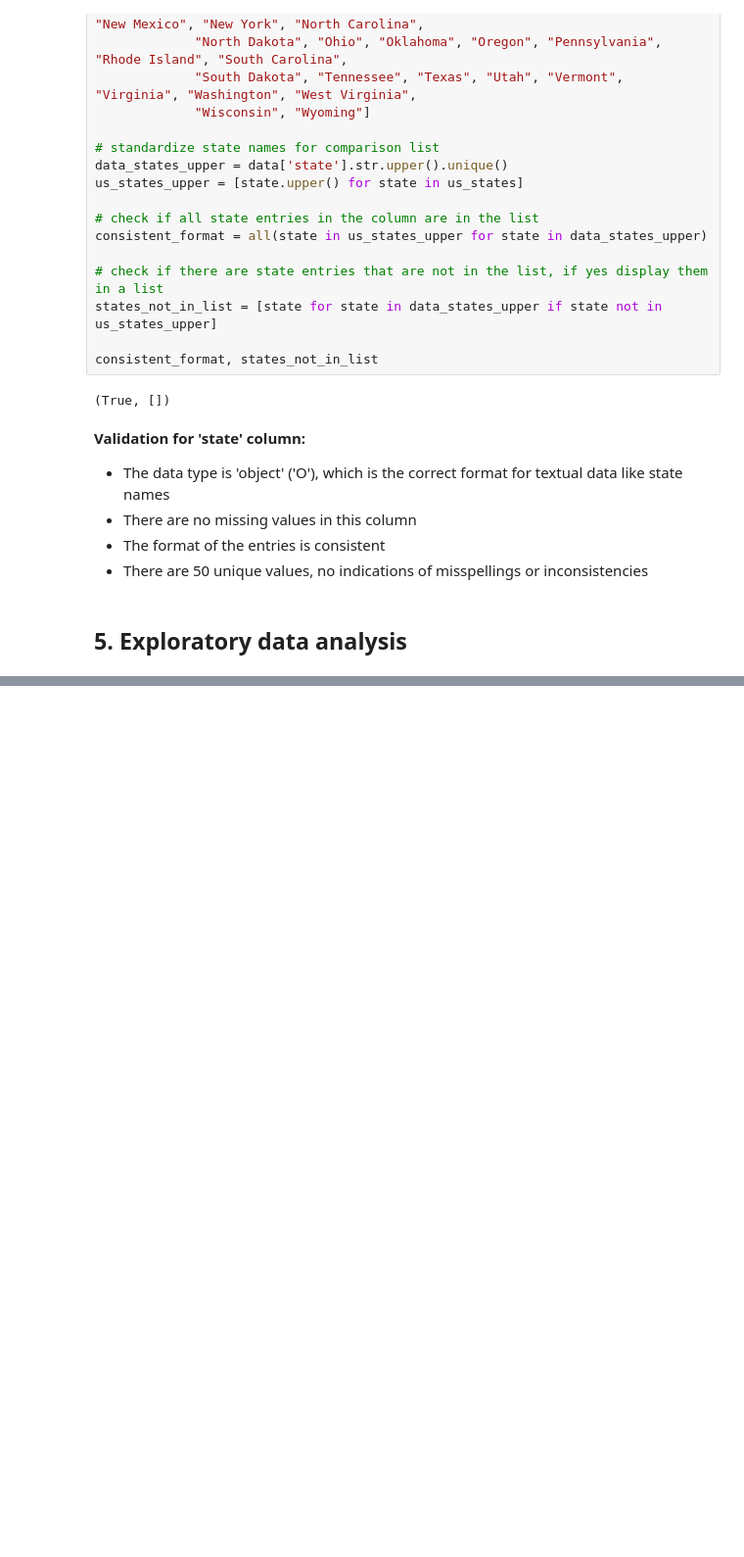
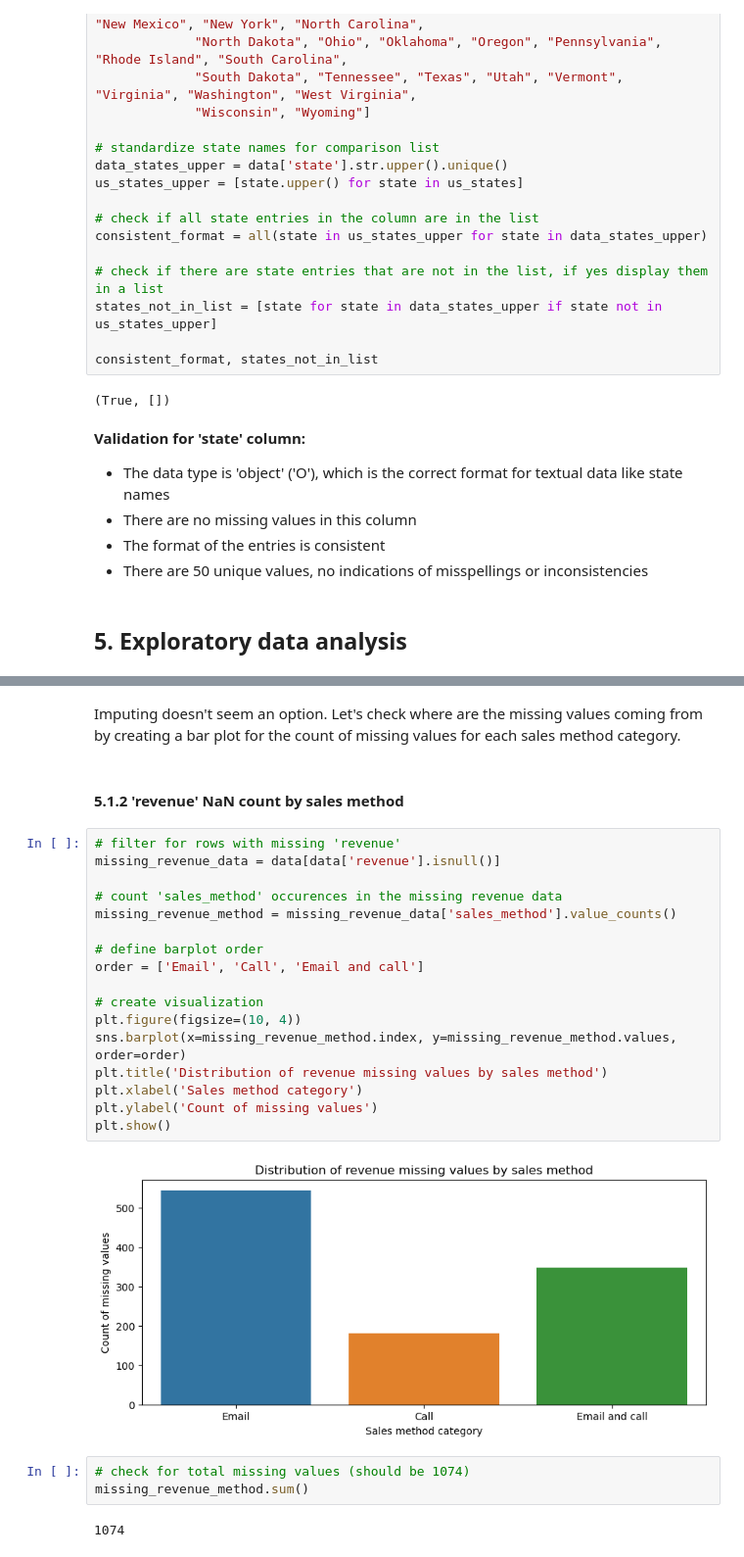
Before and after one commit to mikjf/datacamp_data_analyst_professional_python, a Jupyter notebook: exam_product_sales_analysis.ipynb, the cells around one changed output, grey strips where cells are left out. Shown at 98% size. Cells and saved outputs as stored; diff of their text form; blank space fills up the shorter version.

```diff
--- a/exam_product_sales_analysis.ipynb
+++ b/exam_product_sales_analysis.ipynb
@@ -518,0 +568,28 @@ consistent_format, states_not_in_list
+# %% [markdown]
+Imputing doesn't seem an option. Let's check where are the missing values coming from by creating a bar plot for the count of missing values for each sales method category.
+# %% [markdown]
+#### 5.1.2 'revenue' NaN count by sales method
+# %%
+# filter for rows with missing 'revenue'
+missing_revenue_data = data[data['revenue'].isnull()]
+
+# count 'sales_method' occurences in the missing revenue data
+missing_revenue_method = missing_revenue_data['sales_method'].value_counts()
+
+# define barplot order
+order = ['Email', 'Call', 'Email and call']
+
+# create visualization
+plt.figure(figsize=(10, 4))
+sns.barplot(x=missing_revenue_method.index, y=missing_revenue_method.values, order=order)
+plt.title('Distribution of revenue missing values by sales method')
+plt.xlabel('Sales method category')
+plt.ylabel('Count of missing values')
+plt.show()
+# %% [output]
+[figure, added]
+# %%
+# check for total missing values (should be 1074)
+missing_revenue_method.sum()
+# %% [output]
+1074
```
Also changed, not shown: parts of 11 cells of this notebook.
